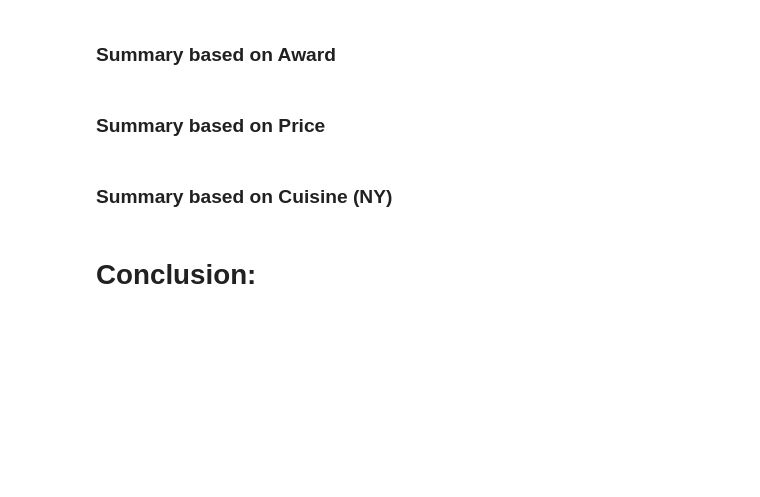
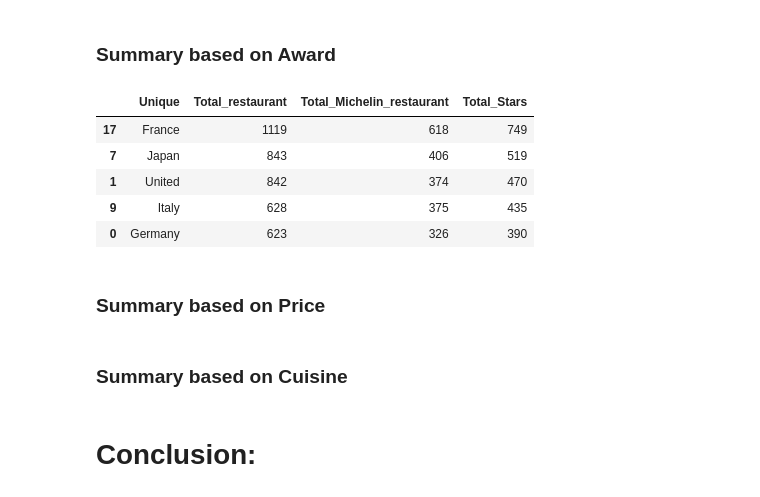
Before and after one commit to LeonTran29/Michelin_Guide_Restaurants_2021_EDA, a Jupyter notebook: Michelin_GR_2021_EDA.ipynb, the cells around one changed output. Drawn from its saved outputs; the diff is of its cells as text; code cells hidden in the pictures; blank space fills up the shorter version.

```diff
--- a/Michelin_GR_2021_EDA.ipynb
+++ b/Michelin_GR_2021_EDA.ipynb
@@ -235,6 +235,36 @@ Award_count.columns = ['Award','count']
 
 Award_db = db[cols]
 Award_db = pd.melt(Award_db, id_vars =['Award'], value_vars =['MinPrice_USD','MaxPrice_USD'])
+# %%
+da = db.loc[:,['Nation','Award']]
+the_dict = dict()
+
+for i in range(len(da)):
+    value = da['Nation'][i]
+    Award = da['Award'][i]
+    if value in the_dict:
+        the_dict[value]["count"] = the_dict[value]["count"] +1
+        the_dict[value][Award] = the_dict[value][Award] +1
+    else:
+        the_dict[value] = {"count": 1,"3 MICHELIN Stars": 0,"2 MICHELIN Stars": 0,"1 MICHELIN Star": 0,"Bib Gourmand": 0}
+        the_dict[value][Award] = the_dict[value][Award] +1
+
+Nation_Award_db = pd.DataFrame.from_dict(the_dict,orient='index').reset_index()
+Nation_Award_db.columns = ['Unique','Total_restaurant','3 MICHELIN Stars','2 MICHELIN Stars','1 MICHELIN Star','Bib Gourmand']
+
+Nation_Award_db['Total_Michelin_restaurant'] = Nation_Award_db['3 MICHELIN Stars'] + Nation_Award_db['2 MICHELIN Stars'] + Nation_Award_db['1 MICHELIN Star']
+Nation_Award_db['Total_Stars'] = Nation_Award_db['3 MICHELIN Stars']*3 + Nation_Award_db['2 MICHELIN Stars']*2 + Nation_Award_db['1 MICHELIN Star']
+Nation_Award_db = Nation_Award_db.iloc[:,[0,1,6,7]]
+
+Nation_Award_db_topstars = Nation_Award_db.sort_values('Total_Stars',ascending=False).head(5)
+display(Nation_Award_db_topstars)
+# %% [output]
+|  | Unique | Total_restaurant | Total_Michelin_restaurant | Total_Stars |
+| 17 | France | 1119 | 618 | 749 |
+| 7 | Japan | 843 | 406 | 519 |
+| 1 | United | 842 | 374 | 470 |
+| 9 | Italy | 628 | 375 | 435 |
+| 0 | Germany | 623 | 326 | 390 |
 # %% [markdown]
 ### Summary based on Price
 # %%
@@ -244,7 +274,7 @@ Price_db = db[cols]
 Top_Min_Price_db = Price_db.sort_values('MinPrice_USD',ascending=True).head(10)
 Top_Max_Price_db = Price_db.sort_values('MaxPrice_USD',ascending=False).head(10)
 # %% [markdown]
-### Summary based on Cuisine (NY)
+### Summary based on Cuisine
 # %%
 da = db.loc[:,['Cuisine','Award']]
 the_dict = dict()
```
Also changed, not shown: parts of 4 cells of this notebook.
